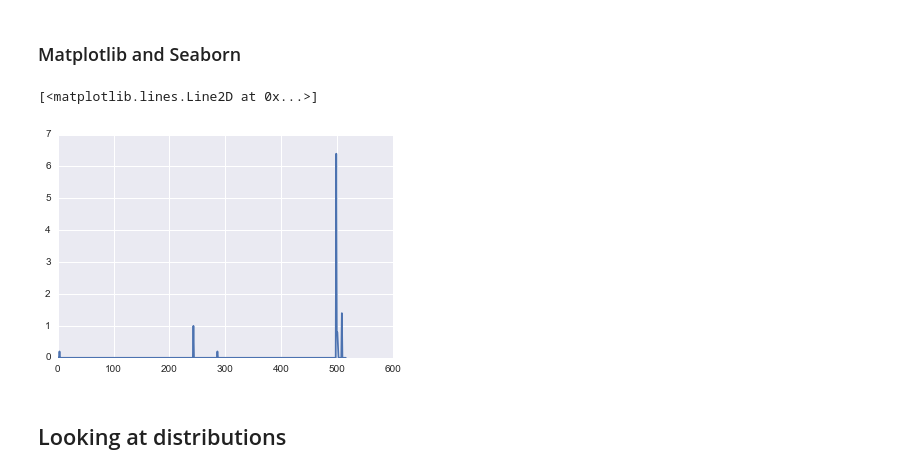
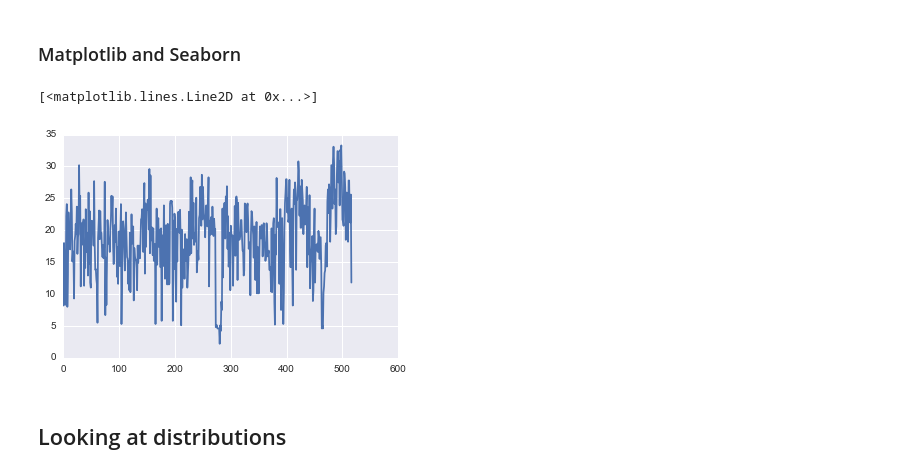
Before and after one commit to deenhe91/QlouderPythonSession, a Jupyter notebook: PythonStarter.ipynb, the cells around one changed output. Saved outputs shown, nothing was run; the diff lists cells and outputs as text; code cells hidden in the pictures.

```diff
--- a/PythonStarter.ipynb
+++ b/PythonStarter.ipynb
@@ -174,9 +129,9 @@ by row value:
 # %% [markdown]
 ## Adding, replacing, deleting, concatenating....
 # %%
-df['datetime'] = (str())
+df['new'] = (0)
 # easily add new columns
 print(df.head())
-
-# print df.studio.unique()
+print('\n\n')
+print(df.month.unique())
 # %% [output]
@@ -197,3 +155,4 @@ NameError: name 'sort' is not defined
 # %%
-sort
+sorted_results = df.sort(['temp'])
 # sort on the values of a column. Ascending or descending.
+sorted_results.head()
@@ -232,2 +253,7 @@ actors['domestic_gross','worldwide_gross'].agg(['mean','count','std','min','max'
+# %%
+months = ['January', 'February', 'March', 'April', 'May', 'June', 'July', 'August', 'September', 'October', 'November', 'December']
+
+for i in range(len(months)):
+    df.replace(sorted(df.month.unique())[i], sorted(months)[i], inplace=True)
 # %% [markdown]
 ### Matplotlib and Seaborn
@@ -236,11 +263,11 @@ import seaborn
 # %%
 %matplotlib inline
 # jupyter will show you your plots inline
-
-plt.plot(df.rain)
+plt
+plt.plot(df.temp)
 # %% [output]
 [<matplotlib.lines.Line2D at 0x...>]
-[figure, old version]
+[figure, new version]
 # %% [markdown]
 ## Looking at distributions
 # %%
```
Also changed, not shown: parts of 22 cells of this notebook.
